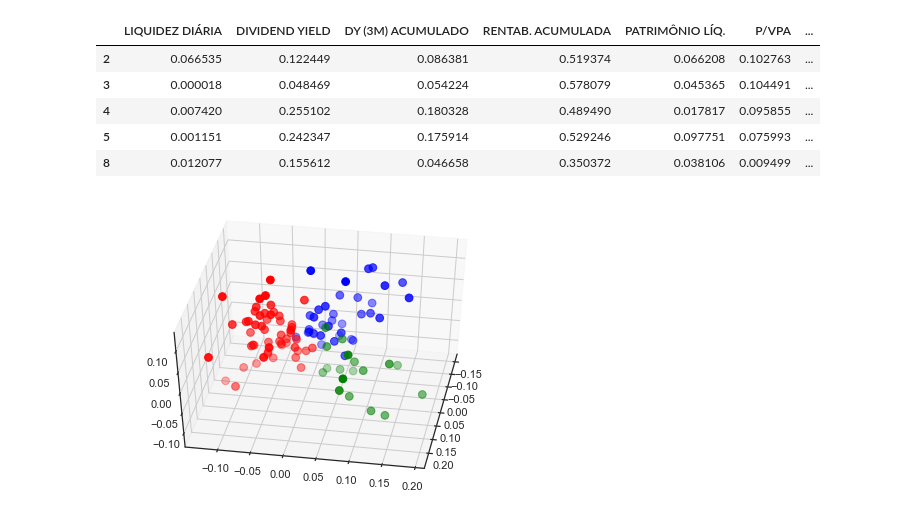
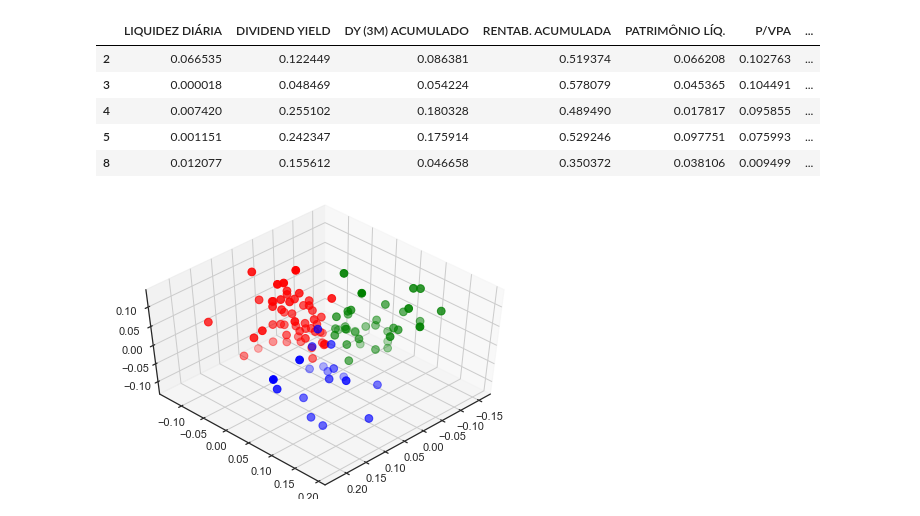
Before and after one commit to oliveiratiano/funds_explorer, a Jupyter notebook: agrupamento.ipynb, the cells around one changed output. Saved outputs shown, nothing was run; the diff lists cells and outputs as text; code cells hidden in the pictures.

```diff
--- a/agrupamento.ipynb
+++ b/agrupamento.ipynb
@@ -98,13 +99,13 @@ X_tr.head()
 # %%
 fig = plt.figure()
 ax = Axes3D(fig)
 lista_cluster = ['red', 'green', 'blue']
 for cluster in range(0,len(lista_cluster)):
     ax.scatter(X_pca[X_tr.clusters == cluster].iloc[:,0],
                X_pca[X_tr.clusters == cluster].iloc[:,1],
                X_pca[X_tr.clusters == cluster].iloc[:,2],
                c=lista_cluster[cluster], s=60)
-ax.view_init(45, 10)
+ax.view_init(50, 45)
 plt.show()
 # %% [output]
-[figure, old version]
+[figure, new version]
```
Also changed, not shown: parts of 4 cells of this notebook, 1 other file.
